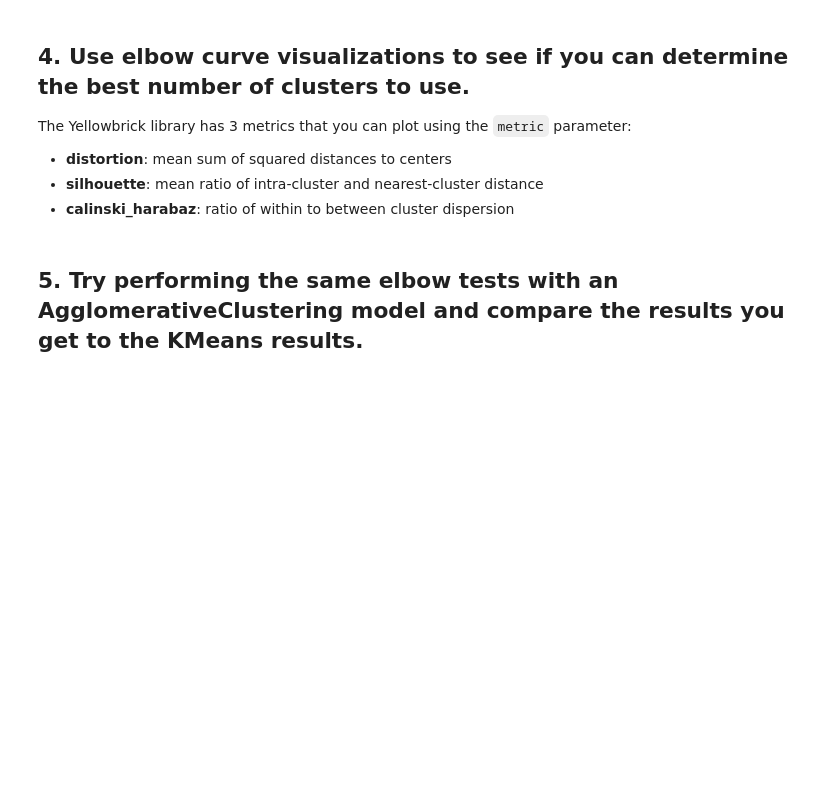
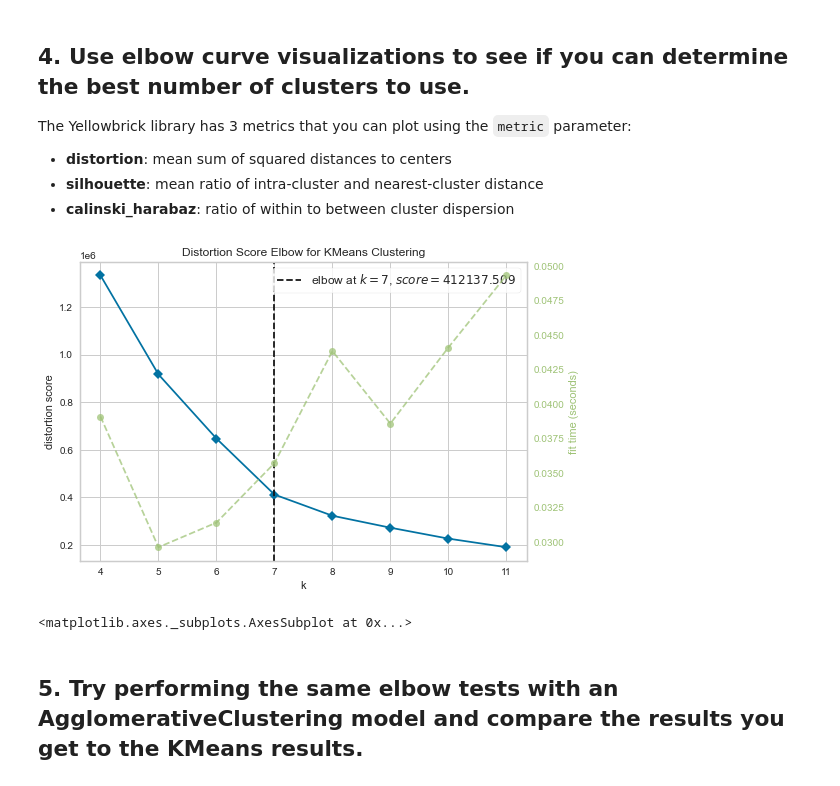
Before and after one commit to ta-data-lis/lab-learning-evaluation, a Jupyter notebook: your-code/main.ipynb, the cells around one changed output. Cells and saved outputs as stored; diff of their text form; code cells hidden in the pictures; blank space fills up the shorter version.

```diff
--- a/your-code/main.ipynb
+++ b/your-code/main.ipynb
@@ -27,5 +75,13 @@ The Yellowbrick library has 3 metrics that you can plot using the `metric` param
 - **distortion**: mean sum of squared distances to centers
 - **silhouette**: mean ratio of intra-cluster and nearest-cluster distance
 - **calinski_harabaz**: ratio of within to between cluster dispersion
+# %%
+model = KMeans()
+visualizer = KElbowVisualizer(model, k=(4,12))
+visualizer.fit(X)
+visualizer.poof()
+# %% [output]
+[figure, added]
+<matplotlib.axes._subplots.AxesSubplot at 0x...>
 # %% [markdown]
 ## 5. Try performing the same elbow tests with an AgglomerativeClustering model and compare the results you get to the KMeans results.
```
Also changed, not shown: parts of 7 cells of this notebook.
